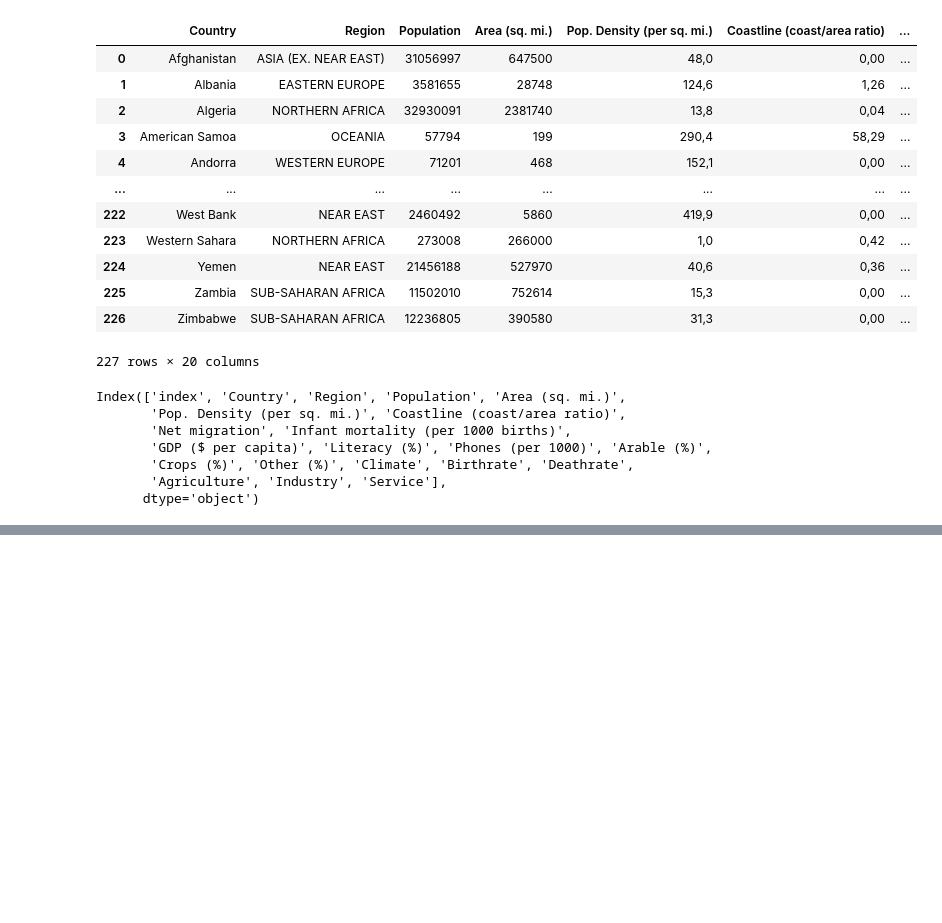
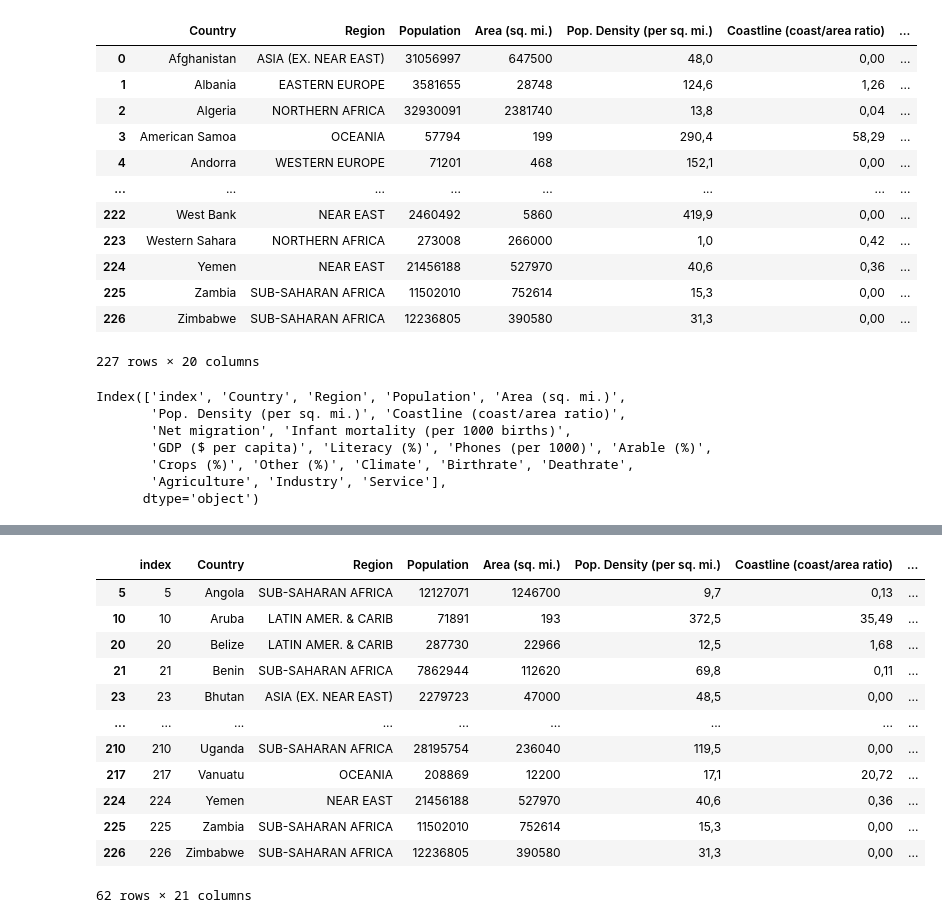
Before and after one commit to AntonShih/pandas_practice, a Jupyter notebook: indexing_filtering.ipynb, the cells around one changed output, grey strips where cells are left out. Saved outputs shown, nothing was run; the diff lists cells and outputs as text; code cells hidden in the pictures; blank space fills up the shorter version.

```diff
--- a/indexing_filtering.ipynb
+++ b/indexing_filtering.ipynb
@@ -247,0 +263,18 @@ Index(['index', 'Country', 'Region', 'Population', 'Area (sq. mi.)',
+# %%
+zero_migration_filter = (country_info['Net migration'] == '0')
+# %%
+country_info[zero_migration_filter] # 获得所有0净迁移率国家的数据
+# %% [output]
+|  | index | Country | Region | Population | Area (sq. mi.) | Pop. Density (per sq. mi.) | Coastline (coast/area ratio) | ... |
+| 5 | 5 | Angola | SUB-SAHARAN AFRICA | 12127071 | 1246700 | 9,7 | 0,13 | ... |
+| 10 | 10 | Aruba | LATIN AMER. & CARIB | 71891 | 193 | 372,5 | 35,49 | ... |
+| 20 | 20 | Belize | LATIN AMER. & CARIB | 287730 | 22966 | 12,5 | 1,68 | ... |
+| 21 | 21 | Benin | SUB-SAHARAN AFRICA | 7862944 | 112620 | 69,8 | 0,11 | ... |
+| 23 | 23 | Bhutan | ASIA (EX. NEAR EAST) | 2279723 | 47000 | 48,5 | 0,00 | ... |
+| ... | ... | ... | ... | ... | ... | ... | ... | ... |
+| 210 | 210 | Uganda | SUB-SAHARAN AFRICA | 28195754 | 236040 | 119,5 | 0,00 | ... |
+| 217 | 217 | Vanuatu | OCEANIA | 208869 | 12200 | 17,1 | 20,72 | ... |
+| 224 | 224 | Yemen | NEAR EAST | 21456188 | 527970 | 40,6 | 0,36 | ... |
+| 225 | 225 | Zambia | SUB-SAHARAN AFRICA | 11502010 | 752614 | 15,3 | 0,00 | ... |
+| 226 | 226 | Zimbabwe | SUB-SAHARAN AFRICA | 12236805 | 390580 | 31,3 | 0,00 | ... |
+62 rows × 21 columns
```
Also changed, not shown: parts of 15 cells of this notebook.
